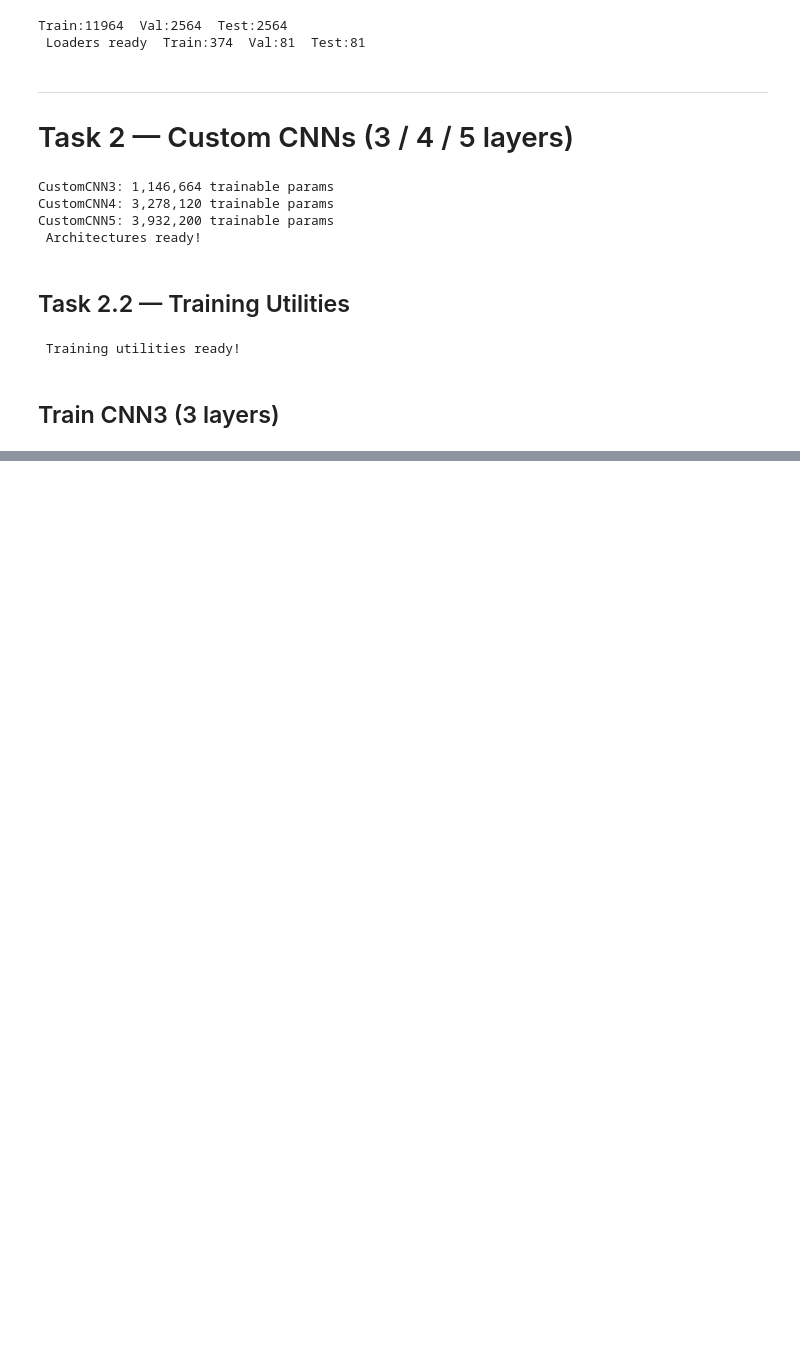
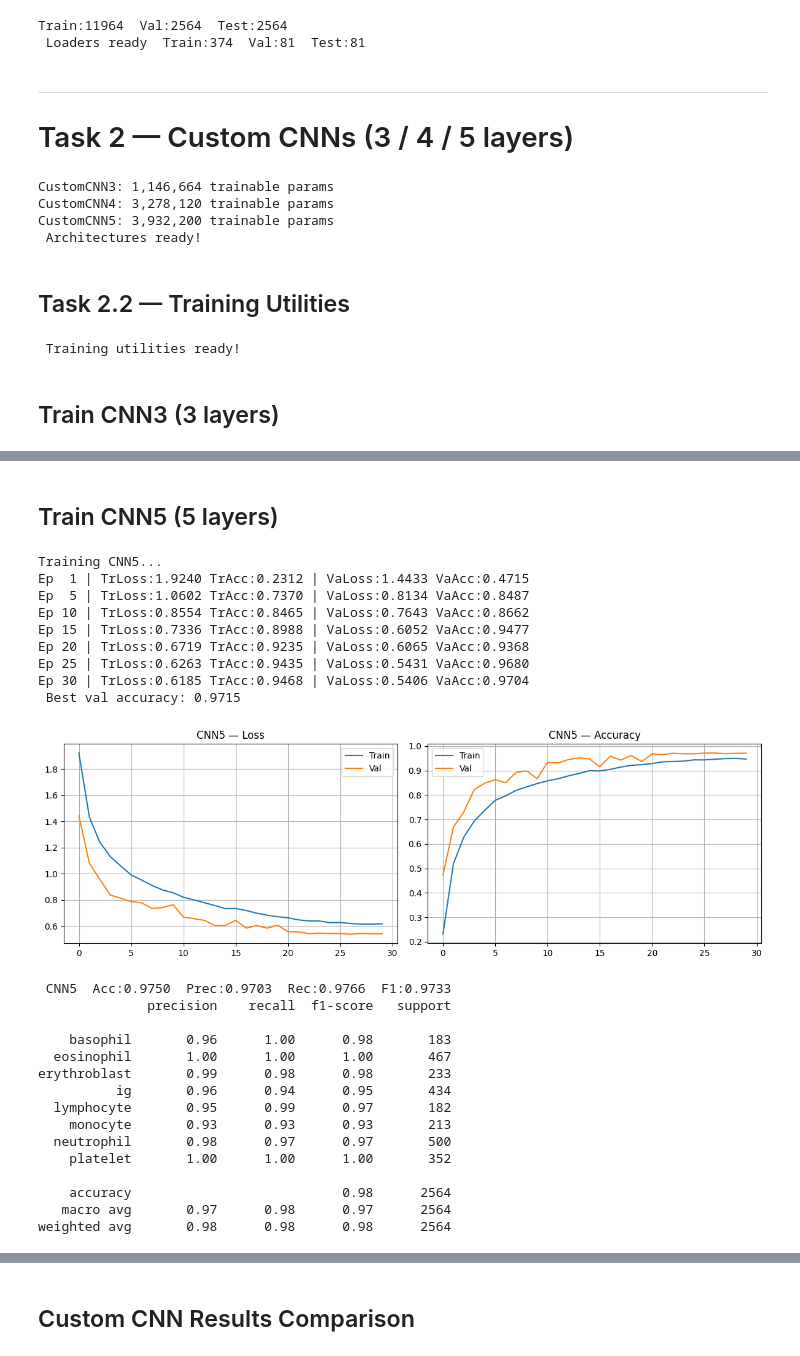
Before and after one commit to marwaashfaq2004-ai/ANN-BLOOD-CELL-CLASSIFICATION-PROJECT, a Jupyter notebook: ANN_PROJECT(AneRBC).ipynb, the cells around one changed output, grey strips where cells are left out. Cells and saved outputs as stored; diff of their text form; code cells hidden in the pictures; blank space fills up the shorter version.

```diff
--- a/ANN_PROJECT(AneRBC).ipynb
+++ b/ANN_PROJECT(AneRBC).ipynb
@@ -372,0 +432,35 @@ Ep  5 | TrLoss:1.1605 TrAcc:0.6956 | VaLoss:0.9706 VaAcc:0.7621
+# %% [markdown]
+## Train CNN5 (5 layers)
+# %%
+set_seed()
+model_cnn5 = CustomCNN5(NUM_CLASSES)
+print('Training CNN5...')
+hist5 = train_model(model_cnn5, 'cnn5', epochs=30, lr=1e-3)
+plot_curves(hist5, 'CNN5')
+res5  = full_eval(model_cnn5, 'CNN5')
+# %% [output]
+Training CNN5...
+Ep  1 | TrLoss:1.9240 TrAcc:0.2312 | VaLoss:1.4433 VaAcc:0.4715
+Ep  5 | TrLoss:1.0602 TrAcc:0.7370 | VaLoss:0.8134 VaAcc:0.8487
+Ep 10 | TrLoss:0.8554 TrAcc:0.8465 | VaLoss:0.7643 VaAcc:0.8662
+Ep 15 | TrLoss:0.7336 TrAcc:0.8988 | VaLoss:0.6052 VaAcc:0.9477
+Ep 20 | TrLoss:0.6719 TrAcc:0.9235 | VaLoss:0.6065 VaAcc:0.9368
+Ep 25 | TrLoss:0.6263 TrAcc:0.9435 | VaLoss:0.5431 VaAcc:0.9680
+Ep 30 | TrLoss:0.6185 TrAcc:0.9468 | VaLoss:0.5406 VaAcc:0.9704
+ Best val accuracy: 0.9715
+[figure, added]
+ CNN5  Acc:0.9750  Prec:0.9703  Rec:0.9766  F1:0.9733
+              precision    recall  f1-score   support
+
+    basophil       0.96      1.00      0.98       183
+  eosinophil       1.00      1.00      1.00       467
+erythroblast       0.99      0.98      0.98       233
+          ig       0.96      0.94      0.95       434
+  lymphocyte       0.95      0.99      0.97       182
+    monocyte       0.93      0.93      0.93       213
+  neutrophil       0.98      0.97      0.97       500
+    platelet       1.00      1.00      1.00       352
+
+    accuracy                           0.98      2564
+   macro avg       0.97      0.98      0.97      2564
+weighted avg       0.98      0.98      0.98      2564
@@ -372,0 +468,2 @@ Ep  5 | TrLoss:1.1605 TrAcc:0.6956 | VaLoss:0.9706 VaAcc:0.7621
+# %% [markdown]
+## Custom CNN Results Comparison
```
Also changed, not shown: parts of 5 cells of this notebook.
